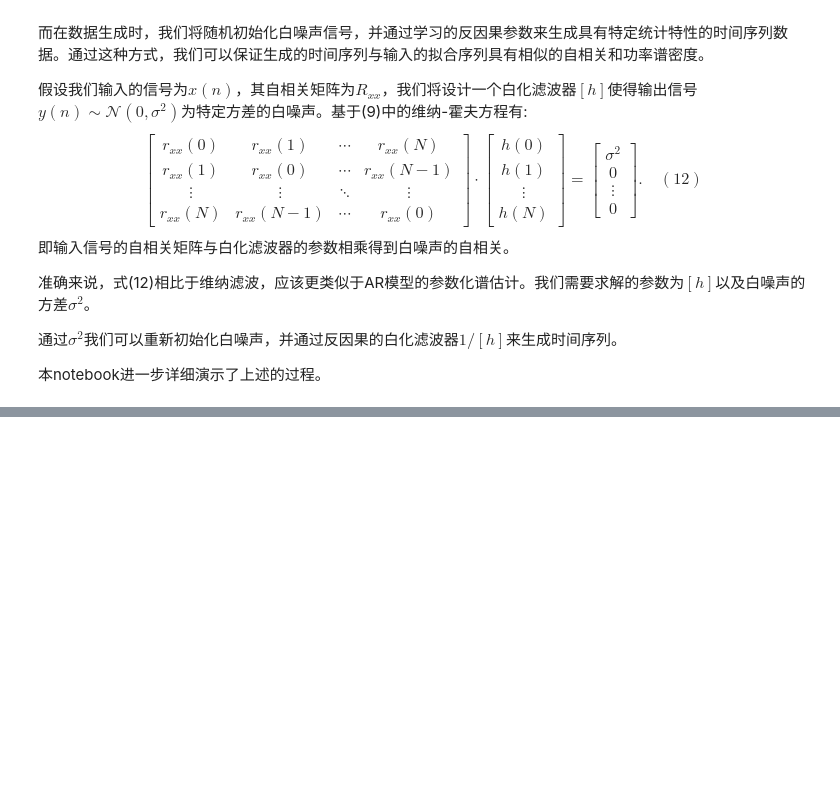
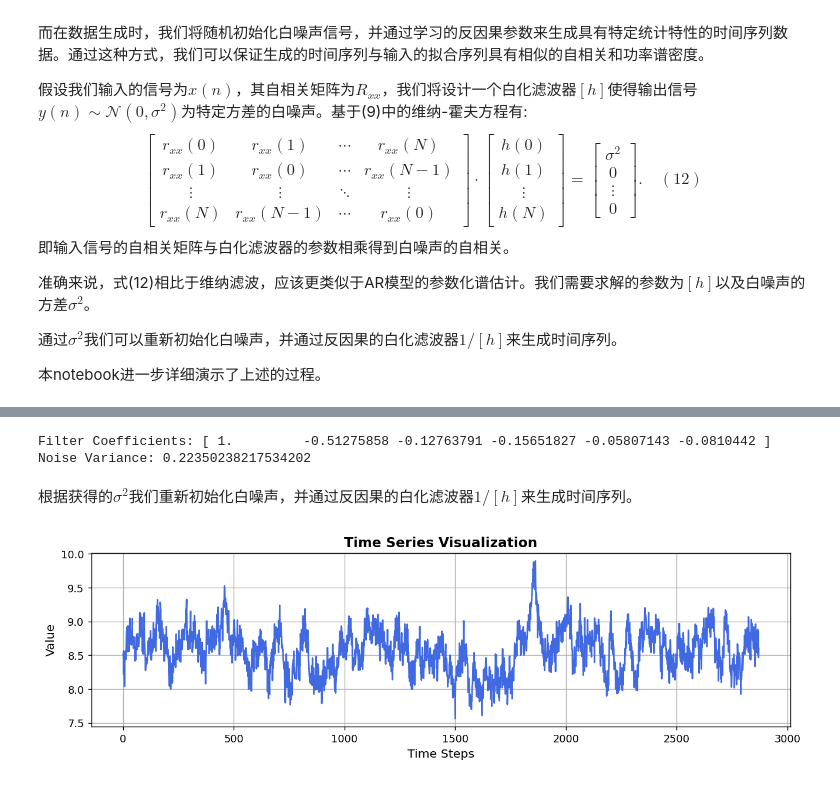
Before and after one commit to wwhenxuan/S2Generator, a Jupyter notebook: examples/20-wiener_filter_simulator.ipynb, the cells around one changed output, grey strips where cells are left out. Cells and saved outputs as stored; diff of their text form; code cells hidden in the pictures; blank space fills up the shorter version.

Commit message:
whenxuan: update the example of wiener filter

```diff
--- a/examples/20-wiener_filter_simulator.ipynb
+++ b/examples/20-wiener_filter_simulator.ipynb
@@ -92,0 +103,7 @@ from s2generator.utils import yule_walker, plot_simulator_statistics
+# %%
+from scipy import signal
+from scipy.linalg import toeplitz
+from statsmodels.tsa.stattools import acf
+
+# 维纳滤波器的阶数
+filter_order = 6
@@ -92,0 +112,12 @@ from s2generator.utils import yule_walker, plot_simulator_statistics
+# %%
+# 对输入序列进行可逆归一化操作消除其分布偏移
+mean, std = np.mean(time_series), np.std(time_series)
+normalized_series = (time_series - mean) / std
+
+# 我们设置自相关的滞后数为滤波器阶数的两倍，以确保我们有足够的自相关信息
+acf_vals = acf(normalized_series, nlags=filter_order * 2, fft=True)
+
+# Constructing the autocorrelation matrix
+R = toeplitz(acf_vals[: filter_order])
+
+R
@@ -92,0 +200,26 @@ from s2generator.utils import yule_walker, plot_simulator_statistics
+# %%
+# The filter coefficients and noise variance are obtained by solving the Yule-Walker equation.
+coeffs, sigma_sq = yule_walker(A=R)
+
+print("Filter Coefficients:", coeffs)
+print("Noise Variance:", sigma_sq)
+# %% [output]
+Filter Coefficients: [ 1.         -0.51275858 -0.12763791 -0.15651827 -0.05807143 -0.0810442 ]
+Noise Variance: 0.22350238217534202
+# %% [markdown]
+根据获得的$\sigma^2$我们重新初始化白噪声，并通过反因果的白化滤波器$1 / \left [ h \right ]$来生成时间序列。
+# %%
+# 初始化白噪声
+white_noise = np.random.normal(loc=0, scale=np.sqrt(sigma_sq), size=len(time_series) + filter_order)
+
+# 通过反因果的白化滤波器$1 / \left [ h \right ]$来生成时间序列
+# 这其实是一个卷积运算
+generated_series = signal.lfilter(a=coeffs, b=1.0, x=white_noise)[filter_order :]
+
+# 对生成的时间序列进行逆归一化以恢复其原始的分布特性
+generated_series = generated_series * std + mean
+
+# 绘制生成的时间序列
+fig = plot_time_series(generated_series, dpi=128)
+# %% [output]
+[figure, added]
```
Also changed, not shown: parts of 13 cells of this notebook.
